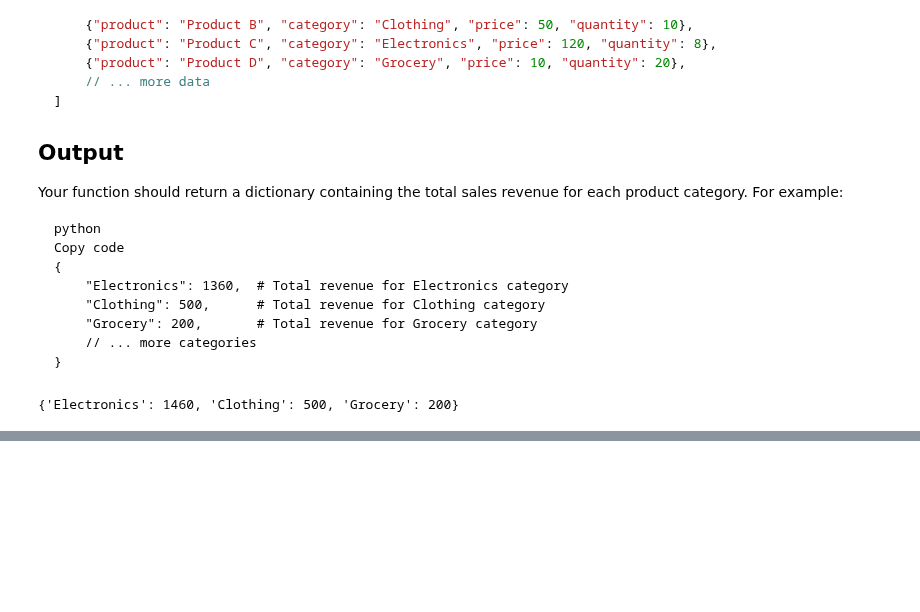
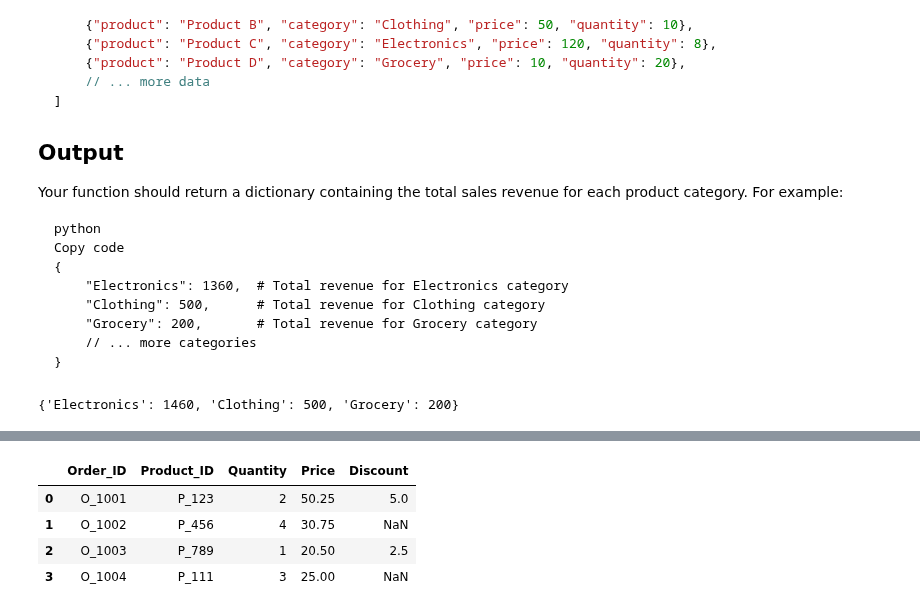
Before and after one commit to danmarino1/data_science_practice, a Jupyter notebook: aug_2023_questions.ipynb, the cells around one changed output, grey strips where cells are left out. Cells and saved outputs as stored; diff of their text form; code cells hidden in the pictures; blank space fills up the shorter version.

```diff
--- a/aug_2023_questions.ipynb
+++ b/aug_2023_questions.ipynb
@@ -952,0 +987,26 @@ print(revenue_result)
+# %%
+## Data:
+# Example sales data in JSON format
+
+sales_data_json = """
+{
+    "Order_ID": ["O_1001", "O_1002", "O_1003", "O_1004"],
+    "Product_ID": ["P_123", "P_456", "P_789", "P_111"],
+    "Quantity": [2, 4, 1, 3],
+    "Price": [50.25, 30.75, 20.50, 25.00],
+    "Discount": [5.00, null, 2.50, null]
+}
+"""
+import pandas as pd
+import json
+import numpy as np
+
+sales_data = json.loads(sales_data_json)
+sales_df = pd.DataFrame(sales_data)
+sales_df
+# %% [output]
+|  | Order_ID | Product_ID | Quantity | Price | Discount |
+| 0 | O_1001 | P_123 | 2 | 50.25 | 5.0 |
+| 1 | O_1002 | P_456 | 4 | 30.75 | NaN |
+| 2 | O_1003 | P_789 | 1 | 20.50 | 2.5 |
+| 3 | O_1004 | P_111 | 3 | 25.00 | NaN |
```
Also changed, not shown: parts of 2 cells of this notebook.
